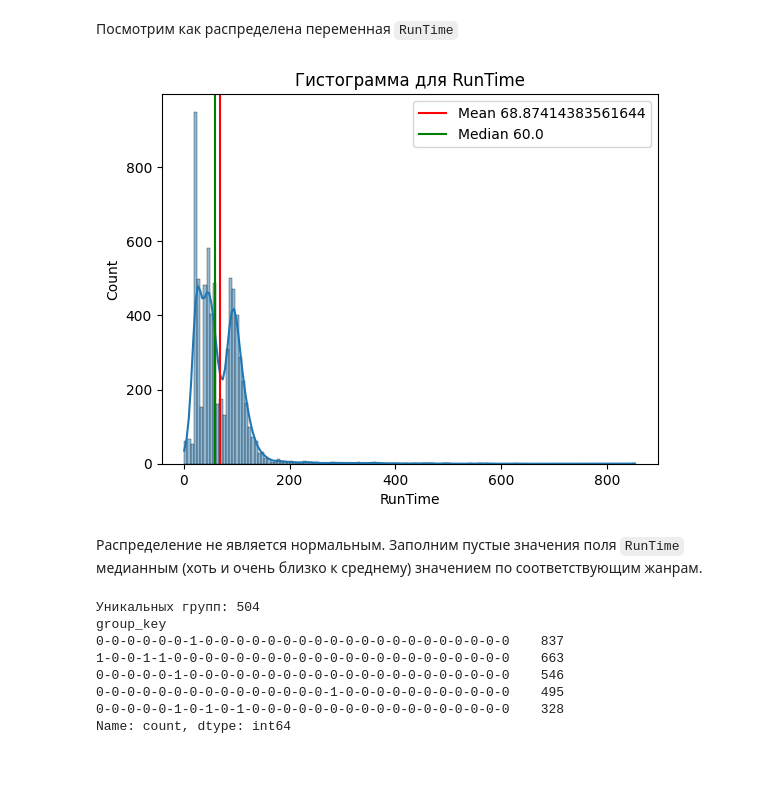
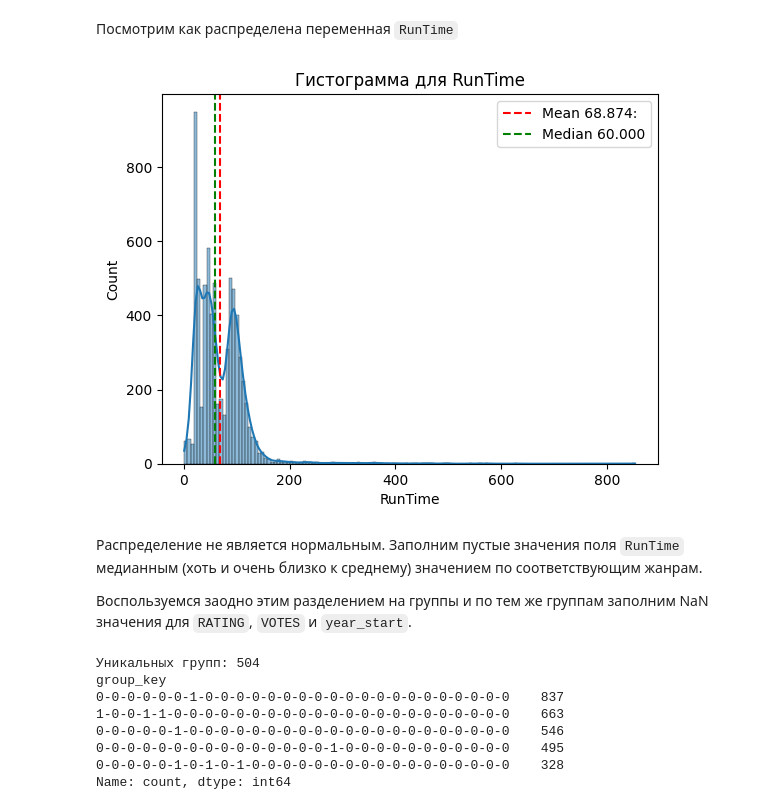
Before and after one commit to mishandri/machine-learning, a Jupyter notebook: 01. Подготовка датасета к ML/01_kaggle.ipynb, the cells around one changed output. Cells and saved outputs as stored; diff of their text form; code cells hidden in the pictures; blank space fills up the shorter version.

```diff
--- a/01. Подготовка датасета к ML/01_kaggle.ipynb
+++ b/01. Подготовка датасета к ML/01_kaggle.ipynb
@@ -248,21 +286,23 @@ df.drop(columns=['media_type'], inplace=True)
 # %%
 col = 'RunTime'
 sns.histplot(df[col], kde=True) # сглаживаемся кривая для гистограммы
 
 mean_value = df[col].mean()
 median_value = df[col].median()
 
-plt.axvline(mean_value, color='r', label=f'Mean {mean_value}')
-plt.axvline(median_value, color='g', label=f'Median {median_value}')
+plt.axvline(mean_value, color='red', linestyle='--', label=f'Mean {mean_value:.3f}:')
+plt.axvline(median_value, color='green', linestyle='--', label=f'Median {median_value:.3f}')
 
 plt.title(f'Гистограмма для {col}')
 plt.legend()
 
 plt.show()
 # %% [output]
-[figure, old version]
+[figure, new version]
 # %% [markdown]
 Распределение не является нормальным. Заполним пустые значения поля `RunTime` медианным (хоть и очень близко к среднему) значением по соответствующим жанрам.
+
+Воспользуемся заодно этим разделением на группы и по тем же группам заполним NaN значения для `RATING`, `VOTES` и `year_start`.
 # %%
 # Находим is_ столбцы
 is_columns = [col for col in df.columns if col.startswith('is_')]
```
Also changed, not shown: parts of 34 cells of this notebook.
